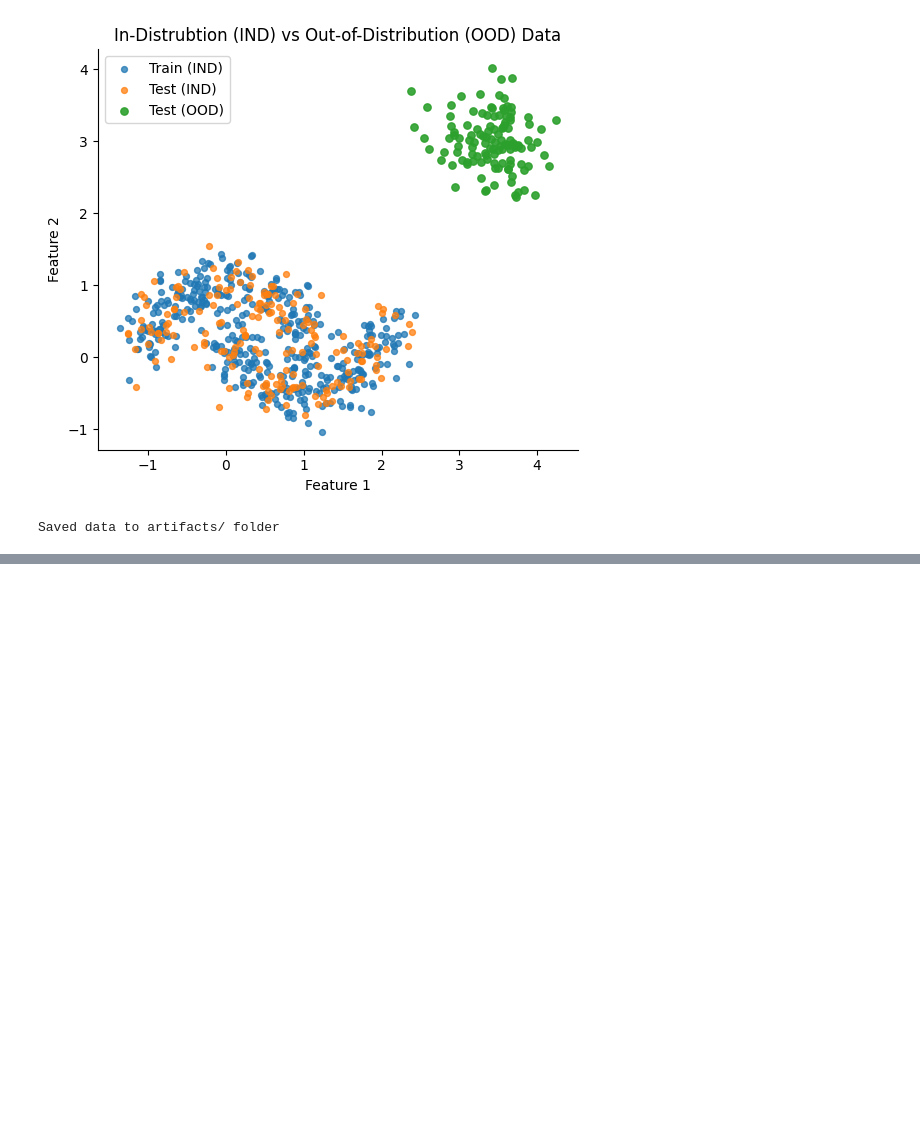
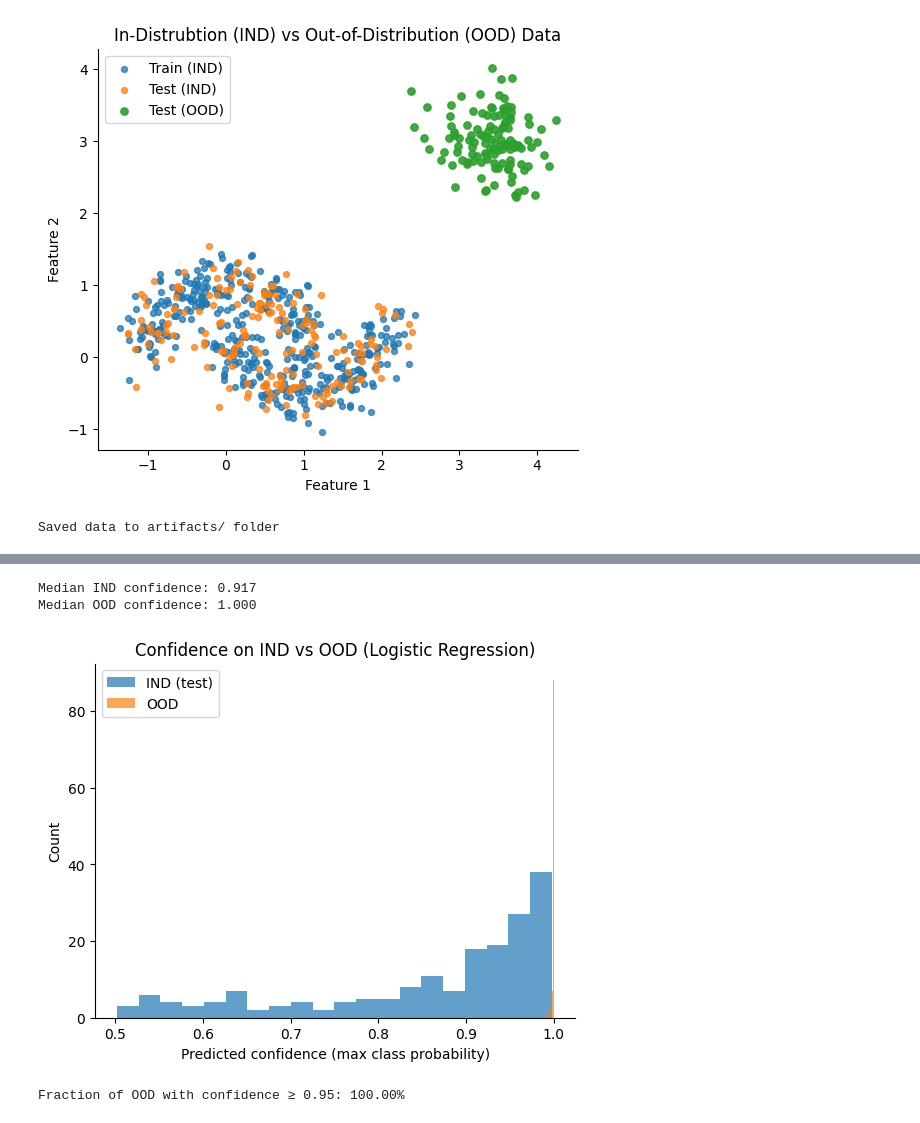
Before and after one commit to 0genblik/outlier-det, a Jupyter notebook: detection.ipynb, the cells around one changed output, grey strips where cells are left out. Saved outputs shown, nothing was run; the diff lists cells and outputs as text; code cells hidden in the pictures; blank space fills up the shorter version.

```diff
--- a/detection.ipynb
+++ b/detection.ipynb
@@ -78,0 +208,32 @@ Saved data to artifacts/ folder
+# %%
+# --- Compare predicted confidence on IND vs OOD ---
+
+# For each point, the model predicts p(class=1) and p(class=0) = 1 - p1
+proba_ind = clf.predict_proba(X_ind_test)  # shape: [N, 2]
+proba_ood = clf.predict_proba(X_ood)       # shape: [M, 2]
+
+# Take the chosen class probability (max over classes) as the model's "confidence"
+conf_ind = proba_ind.max(axis=1)
+conf_ood = proba_ood.max(axis=1)
+
+print(f"Median IND confidence: {np.median(conf_ind):.3f}")
+print(f"Median OOD confidence: {np.median(conf_ood):.3f}")
+
+# Visualize distributions
+plt.figure(figsize=(6.2, 4.6))
+plt.hist(conf_ind, bins=20, alpha=0.70, label="IND (test)")
+plt.hist(conf_ood, bins=20, alpha=0.70, label="OOD")
+plt.xlabel("Predicted confidence (max class probability)")
+plt.ylabel("Count")
+plt.title("Confidence on IND vs OOD (Logistic Regression)")
+plt.legend()
+plt.show()
+
+# What fraction of OOD is assigned very high confidence?
+high_thr = 0.95
+print(f"Fraction of OOD with confidence ≥ {high_thr:.2f}: {(conf_ood >= high_thr).mean():.2%}")
+# %% [output]
+Median IND confidence: 0.917
+Median OOD confidence: 1.000
+[figure, added]
+Fraction of OOD with confidence ≥ 0.95: 100.00%
```
Also changed, not shown: parts of 6 cells of this notebook.
